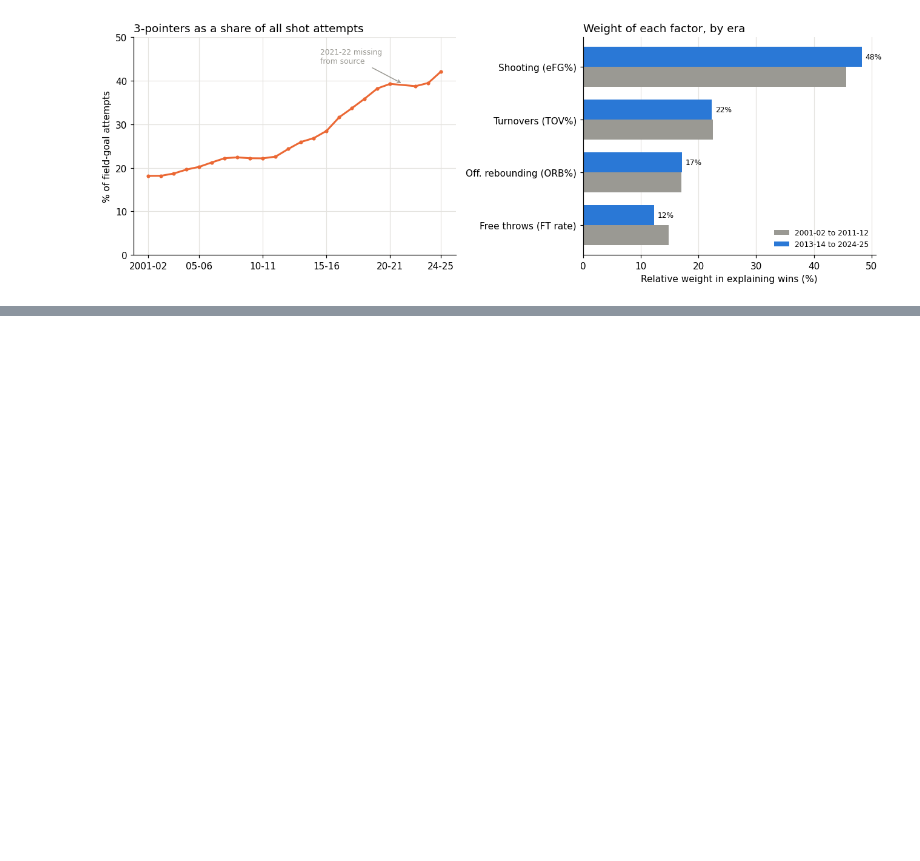
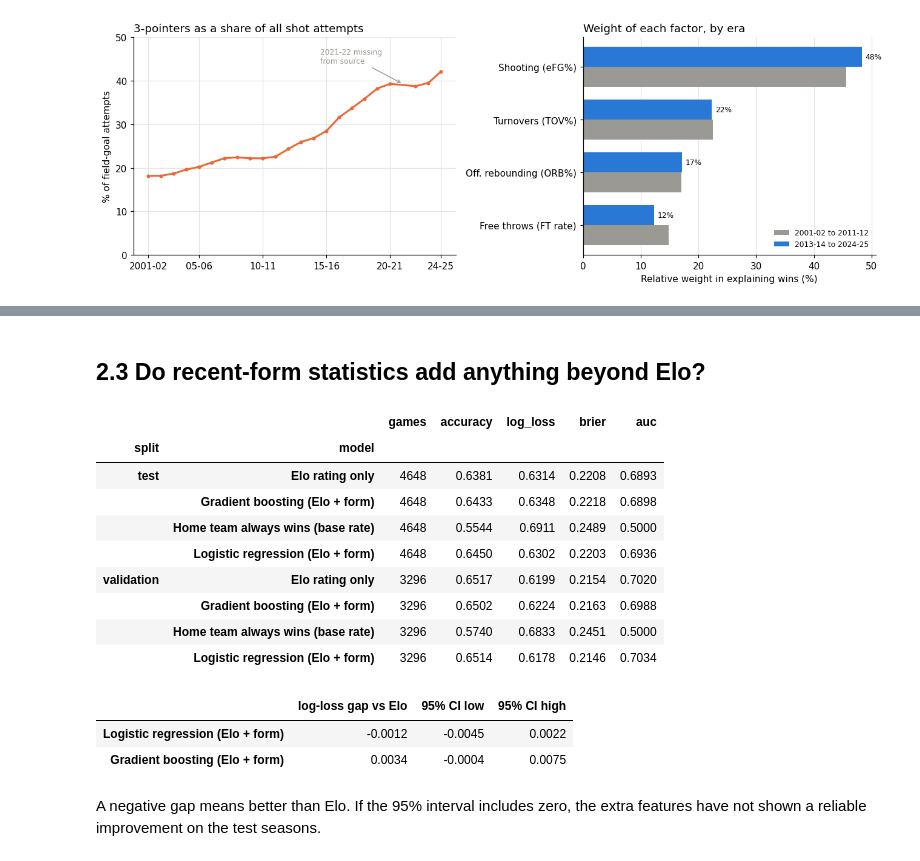
Before and after one commit to etisamhaq/Data-Analysis-Projects, a Jupyter notebook: 03-nba-winning-performances/nba_four_factors.ipynb, the cells around one changed output, grey strips where cells are left out. Drawn from its saved outputs; the diff is of its cells as text; code cells hidden in the pictures; blank space fills up the shorter version.

```diff
--- a/03-nba-winning-performances/nba_four_factors.ipynb
+++ b/03-nba-winning-performances/nba_four_factors.ipynb
@@ -221,0 +171,17 @@ incomplete in the source data and excluded.
+# %%
+best_fixed, grid = elo.tune_elo(home, seasons=(2003, 2016),   # 2001-02 and 02-03 are warm-up
+                                 grid={'k': [15, 20, 25], 'home_advantage': [60, 80, 100]})
+print('Tuned on training seasons:', best_fixed)
+
+designs = {'Fixed home bonus': best_fixed,
+           'Adaptive home bonus': elo.EloParams(k=best_fixed.k, home_advantage=best_fixed.home_advantage, adaptive_home=True)}
+validation = home['season'].between(2017, 2019)
+rows = []
+for name, params in designs.items():
+    p = elo.run_elo(home, params)['p_home_elo']
+    rows.append({'design': name, **models.score(home.loc[validation, 'win'], p[validation].to_numpy()),
+                 'mean predicted home win': p[validation].mean(), 'actual home win': home.loc[validation, 'win'].mean()})
+choice = pd.DataFrame(rows).set_index('design')
+chosen = choice['log_loss'].idxmin()
+print('Chosen on validation:', chosen)
+choice.round(4)
@@ -221,0 +195,32 @@ incomplete in the source data and excluded.
+# %% [markdown]
+## 2.3 Do recent-form statistics add anything beyond Elo?
+# %%
+elo_ratings = elo.run_elo(home, designs[chosen])
+pregame = features.pregame_features(home, team_games, elo_ratings, window=10)
+split = models.time_split(pregame, train_last=2016, validation_last=2019)
+results, fitted = models.evaluate_predictors(pregame, features.FEATURES, split)
+results.round(4)
+# %% [output]
+|  |  | games | accuracy | log_loss | brier | auc |
+| split | model |  |  |  |  |  |
+| test | Elo rating only | 4648 | 0.6381 | 0.6314 | 0.2208 | 0.6893 |
+|  | Gradient boosting (Elo + form) | 4648 | 0.6433 | 0.6348 | 0.2218 | 0.6898 |
+|  | Home team always wins (base rate) | 4648 | 0.5544 | 0.6911 | 0.2489 | 0.5000 |
+|  | Logistic regression (Elo + form) | 4648 | 0.6450 | 0.6302 | 0.2203 | 0.6936 |
+| validation | Elo rating only | 3296 | 0.6517 | 0.6199 | 0.2154 | 0.7020 |
+|  | Gradient boosting (Elo + form) | 3296 | 0.6502 | 0.6224 | 0.2163 | 0.6988 |
+|  | Home team always wins (base rate) | 3296 | 0.5740 | 0.6833 | 0.2451 | 0.5000 |
+|  | Logistic regression (Elo + form) | 3296 | 0.6514 | 0.6178 | 0.2146 | 0.7034 |
+# %%
+y_test = fitted['parts']['test']['win']
+preds = fitted['predictions']
+gaps = {name: models.bootstrap_metric_gap(y_test, preds[name]['test'], preds['Elo rating only']['test'], 'log_loss', n_boot=1000)
+        for name in ['Logistic regression (Elo + form)', 'Gradient boosting (Elo + form)']}
+pd.DataFrame(gaps, index=['log-loss gap vs Elo', '95% CI low', '95% CI high']).T.round(4)
+# %% [output]
+|  | log-loss gap vs Elo | 95% CI low | 95% CI high |
+| Logistic regression (Elo + form) | -0.0012 | -0.0045 | 0.0022 |
+| Gradient boosting (Elo + form) | 0.0034 | -0.0004 | 0.0075 |
+# %% [markdown]
+A negative gap means better than Elo. If the 95% interval includes zero, the extra features have not shown a
+reliable improvement on the test seasons.
```
Also changed, not shown: parts of 30 cells of this notebook, 14 other files.
